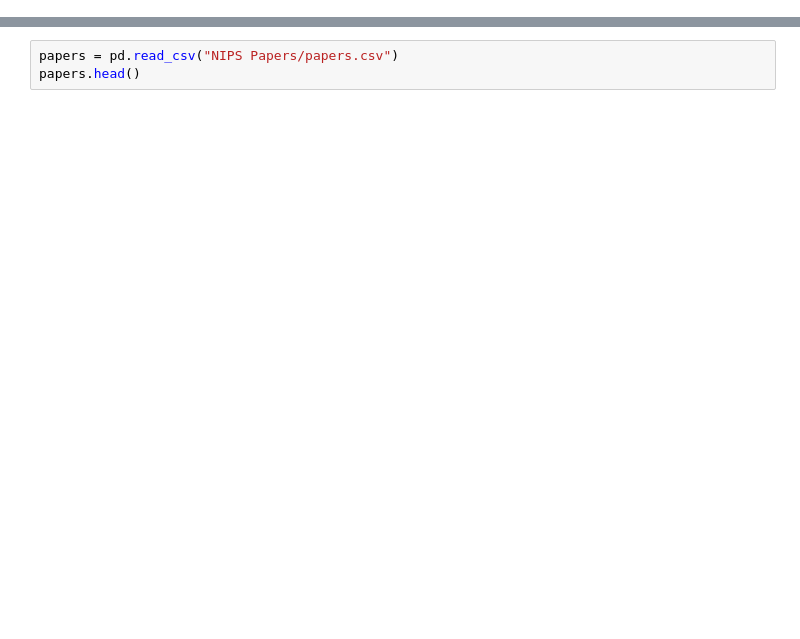
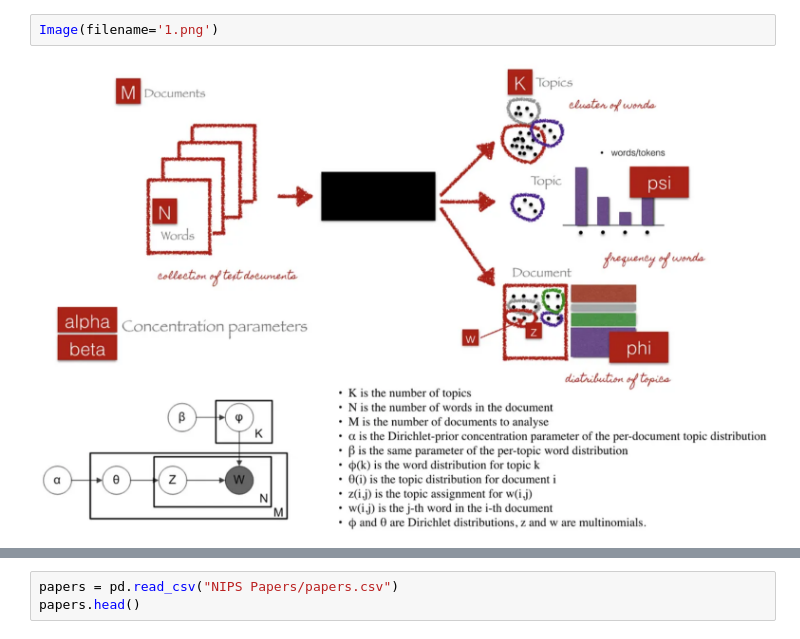
Before and after one commit to dniprocat/topicmod, a Jupyter notebook: LDA.ipynb, the cells around one changed output, grey strips where cells are left out. Cells and saved outputs as stored; diff of their text form; blank space fills up the shorter version.

```diff
--- a/LDA.ipynb
+++ b/LDA.ipynb
@@ -0,0 +22,4 @@
+# %%
+Image(filename='1.png')
+# %% [output]
+[figure, added]
```
Also changed, not shown: parts of 24 cells of this notebook.
